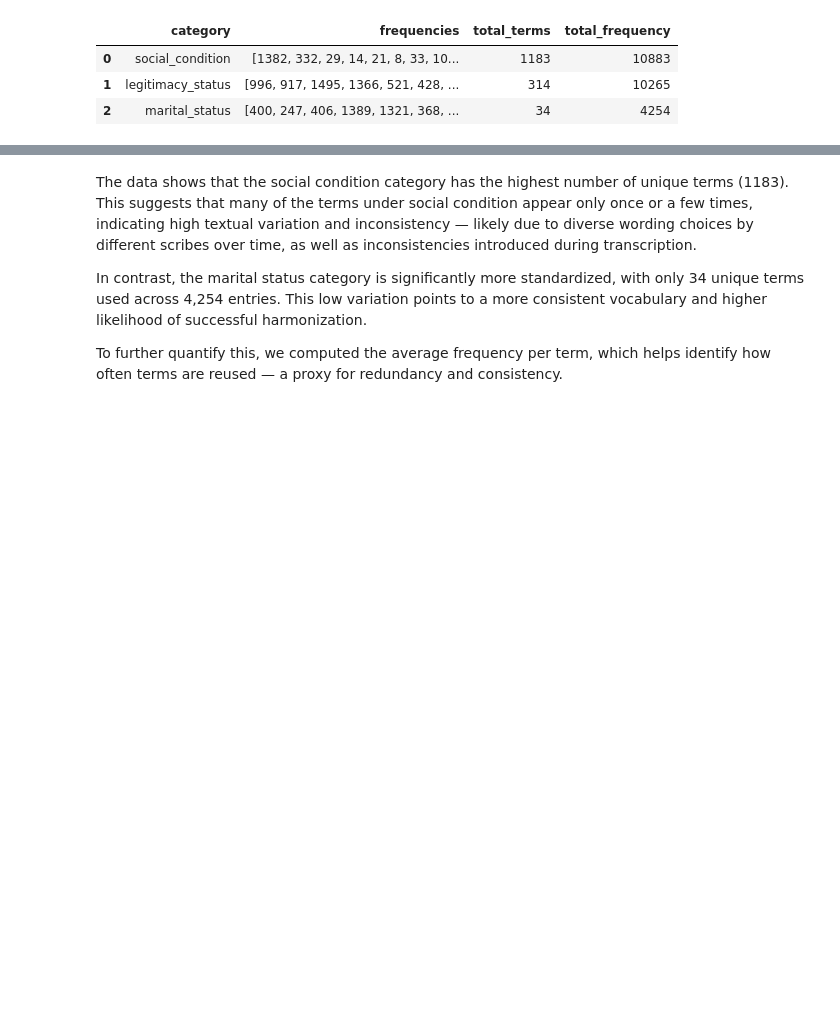
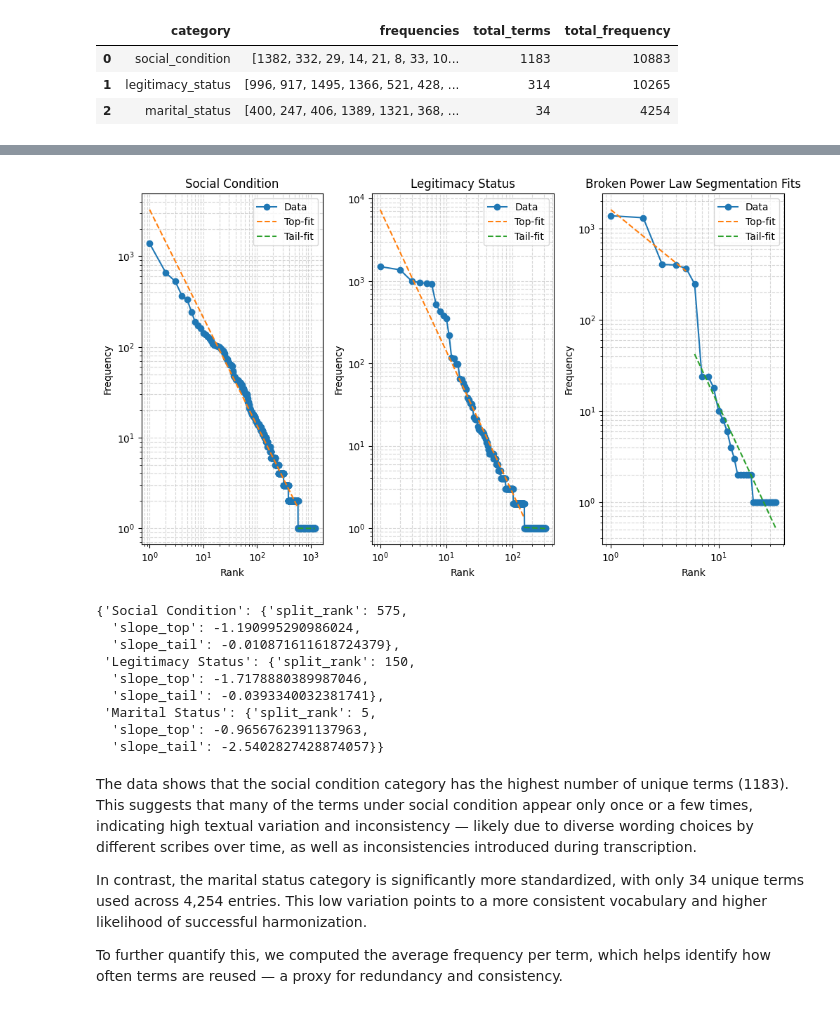
Before and after one commit to UCSB-AMPLab/sondondo, a Jupyter notebook: project_code/3_termExtraction.ipynb, the cells around one changed output, grey strips where cells are left out. Cells and saved outputs as stored; diff of their text form; code cells hidden in the pictures; blank space fills up the shorter version.

```diff
--- a/project_code/3_termExtraction.ipynb
+++ b/project_code/3_termExtraction.ipynb
@@ -191,3 +310,74 @@ stats_df
+# %%
+datasets = {
+    "Social Condition": social_variations_df,
+    "Legitimacy Status": legitimacy_variations_df,
+    "Marital Status": marital_variations_df
+}
+
+results = {}
+
+fig, axes = plt.subplots(1, 3, figsize=(10, 6))
+
+for ax, (name, df) in zip(axes, datasets.items()):
+    df_sorted = df.sort_values("frequency", ascending=False).reset_index(drop=True)
+
+    # Prepare log-log vectors
+    ranks = np.arange(1, len(df_sorted) + 1)
+    freqs = df_sorted["frequency"].values
+
+    log_r = np.log10(ranks)
+    log_f = np.log10(freqs)
+
+    # Automatic segmentation: split at the point where slope changes maximally
+    # Compute first derivative approximations
+    slope_changes = np.abs(np.diff(log_f) / np.diff(log_r))
+    split_idx = np.argmax(slope_changes[1:]) + 1  # avoid first element
+
+    # Fit two linear regressions: top segment, tail segment
+    model1 = LinearRegression().fit(log_r[:split_idx].reshape(-1,1), log_f[:split_idx])
+    model2 = LinearRegression().fit(log_r[split_idx:].reshape(-1,1), log_f[split_idx:])
+
+    results[name] = {
+        "split_rank": int(split_idx),
+        "slope_top": float(model1.coef_[0]),
+        "slope_tail": float(model2.coef_[0])
+    }
+
+    # Plot on individual axis
+    ax.loglog(ranks, freqs, marker="o", linestyle="-", label="Data")
+
+    # Overlay fitted segments
+    ax.loglog(ranks[:split_idx], 10**model1.predict(log_r[:split_idx].reshape(-1,1)),
+               linestyle="--", label="Top-fit")
+    ax.loglog(ranks[split_idx:], 10**model2.predict(log_r[split_idx:].reshape(-1,1)),
+               linestyle="--", label="Tail-fit")
+
+    ax.set_xlabel("Rank")
+    ax.set_ylabel("Frequency")
+    ax.set_title(name)
+    ax.legend()
+    ax.grid(True, which="both", ls="--", alpha=0.5)
+
+plt.xlabel("Rank")
+plt.ylabel("Frequency")
+plt.title("Broken Power Law Segmentation Fits")
+plt.legend()
+plt.grid(True, which="both", ls="--")
+plt.tight_layout()
+plt.show()
+
+results
+# %% [output]
+[figure, added]
+{'Social Condition': {'split_rank': 575,
+  'slope_top': -1.190995290986024,
+  'slope_tail': -0.010871611618724379},
+ 'Legitimacy Status': {'split_rank': 150,
+  'slope_top': -1.7178880389987046,
+  'slope_tail': -0.0393340032381741},
+ 'Marital Status': {'split_rank': 5,
+  'slope_top': -0.9656762391137963,
+  'slope_tail': -2.5402827428874057}}
 # %% [markdown]
 The data shows that the social condition category has the highest number of unique terms (1183). This suggests that many of the terms under social condition appear only once or a few times, indicating high textual variation and inconsistency — likely due to diverse wording choices by different scribes over time, as well as inconsistencies introduced during transcription.
 
```
Also changed, not shown: parts of 8 cells of this notebook, 3 other files.
